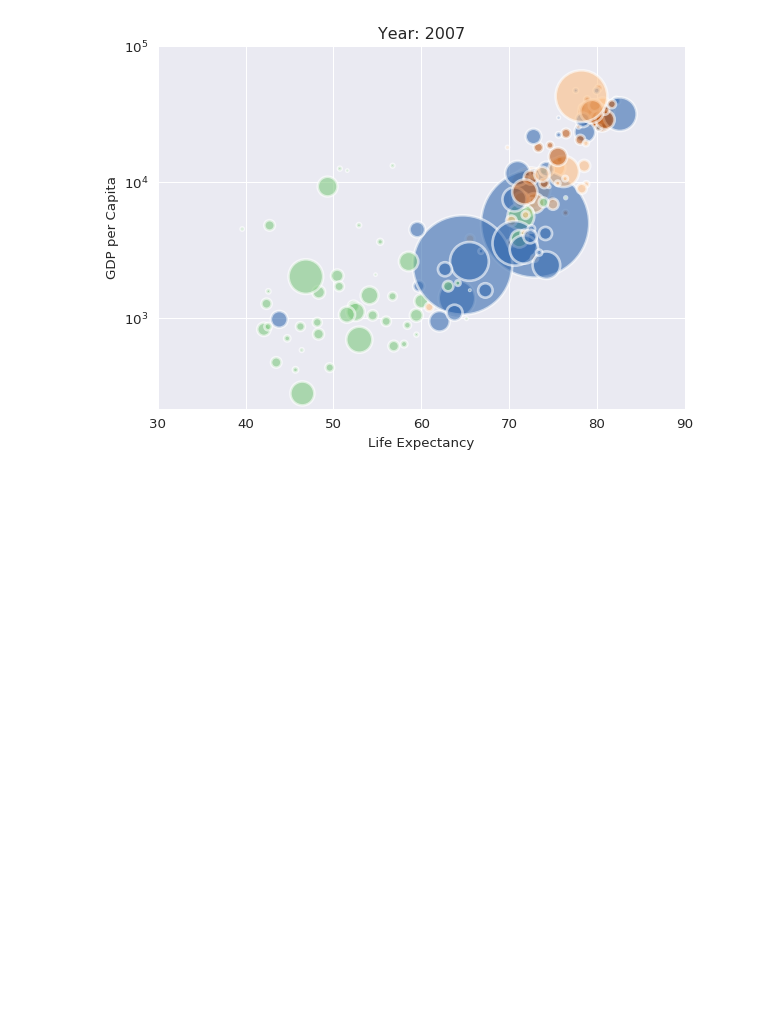
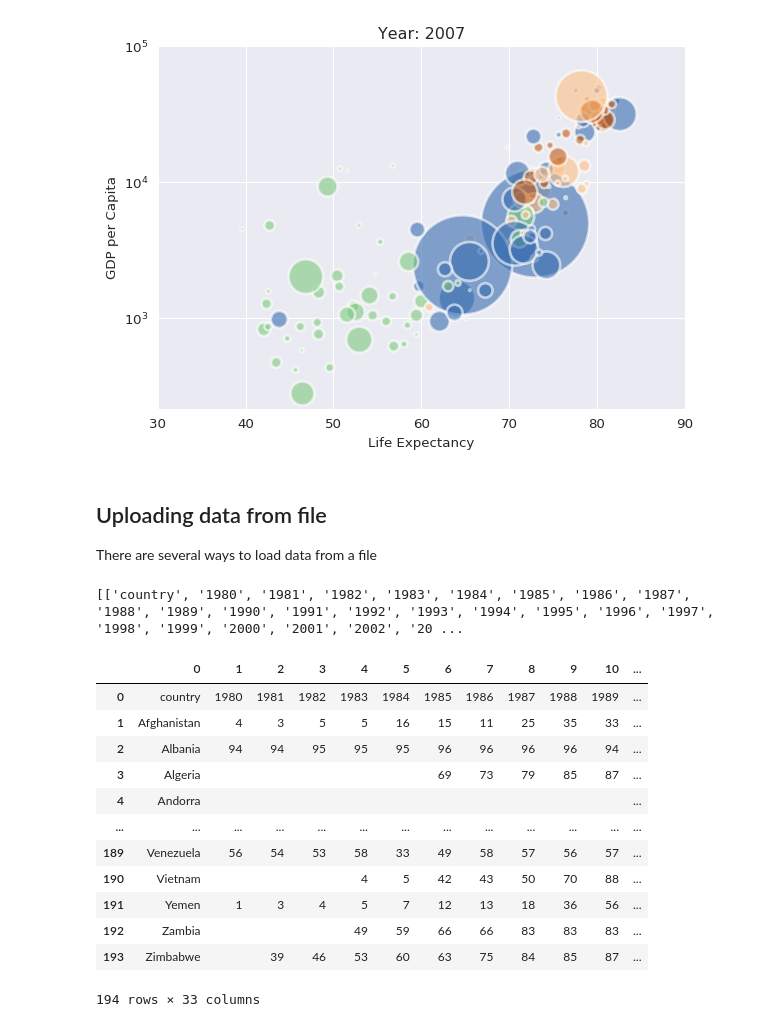
Before and after one commit to WeiweiBian/PythonTutorial, a Jupyter notebook: KarolinskaTutorial.ipynb, the cells around one changed output. Cells and saved outputs as stored; diff of their text form; code cells hidden in the pictures; blank space fills up the shorter version.

```diff
--- a/KarolinskaTutorial.ipynb
+++ b/KarolinskaTutorial.ipynb
@@ -102,3 +139,7 @@ Invalid limit will be ignored.
 [figure]
 [figure]
 [figure]
+# %% [markdown]
+## Uploading data from file
+
+There are several ways to load data from a file
@@ -105,3 +164,29 @@ Invalid limit will be ignored.
+# %%
+
+gc = gspread.authorize(GoogleCredentials.get_application_default())
+
+worksheet = gc.open('dtp3_immunized_percent_of_one_year_olds').sheet1
+
+# get_all_values gives a list of rows.
+rows = worksheet.get_all_values()
+print(rows)
+
+pd.DataFrame.from_records(rows)
+# %% [output]
+[['country', '1980', '1981', '1982', '1983', '1984', '1985', '1986', '1987', '1988', '1989', '1990', '1991', '1992', '1993', '1994', '1995', '1996', '1997', '1998', '1999', '2000', '2001', '2002', '20 ...
+|  | 0 | 1 | 2 | 3 | 4 | 5 | 6 | 7 | 8 | 9 | 10 | ... |
+| 0 | country | 1980 | 1981 | 1982 | 1983 | 1984 | 1985 | 1986 | 1987 | 1988 | 1989 | ... |
+| 1 | Afghanistan | 4 | 3 | 5 | 5 | 16 | 15 | 11 | 25 | 35 | 33 | ... |
+| 2 | Albania | 94 | 94 | 95 | 95 | 95 | 96 | 96 | 96 | 96 | 94 | ... |
+| 3 | Algeria |  |  |  |  |  | 69 | 73 | 79 | 85 | 87 | ... |
+| 4 | Andorra |  |  |  |  |  |  |  |  |  |  | ... |
+| ... | ... | ... | ... | ... | ... | ... | ... | ... | ... | ... | ... | ... |
+| 189 | Venezuela | 56 | 54 | 53 | 58 | 33 | 49 | 58 | 57 | 56 | 57 | ... |
+| 190 | Vietnam |  |  |  | 4 | 5 | 42 | 43 | 50 | 70 | 88 | ... |
+| 191 | Yemen | 1 | 3 | 4 | 5 | 7 | 12 | 13 | 18 | 36 | 56 | ... |
+| 192 | Zambia |  |  |  | 49 | 59 | 66 | 66 | 83 | 83 | 83 | ... |
+| 193 | Zimbabwe |  | 39 | 46 | 53 | 60 | 63 | 75 | 84 | 85 | 87 | ... |
+194 rows × 33 columns
 # %%
 # TODO import data for vaccines
 # %%
```
Also changed, not shown: parts of 15 cells of this notebook.
